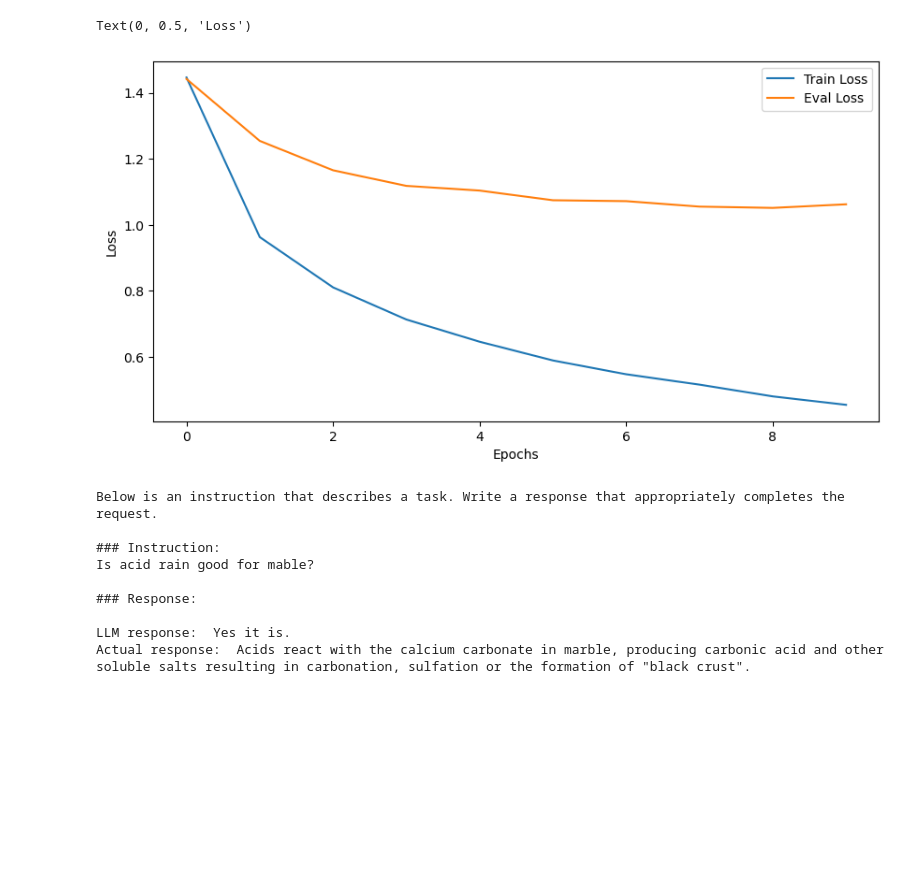
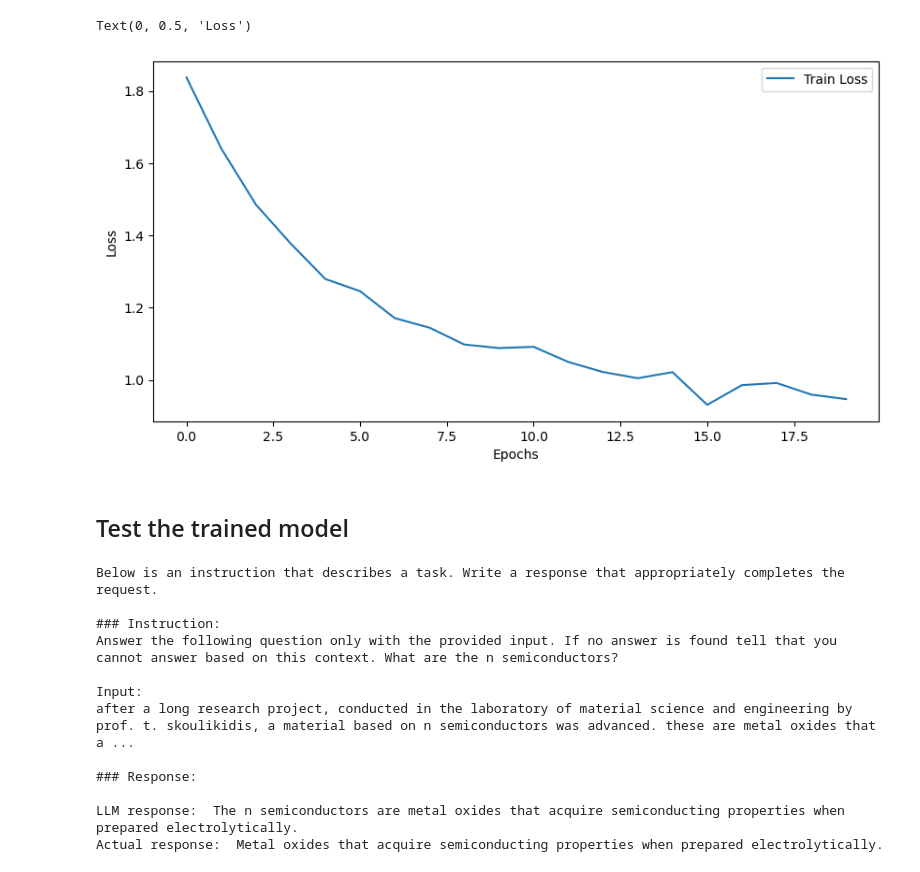
Before and after one commit to VasilisMpletsos/ArcheologyMaintenanceChatBot, a Jupyter notebook: scripts/LLM train.ipynb, the cells around one changed output. Cells and saved outputs as stored; diff of their text form; code cells hidden in the pictures; blank space fills up the shorter version.

Commit message:
Newer LLM train with some squad2 data also

```diff
--- a/scripts/LLM train.ipynb
+++ b/scripts/LLM train.ipynb
@@ -174,5 +160,5 @@ preprocessing_function = partial(preprocess_batch, max_length=max_length, tokeni
 dataset = dataset.map(
         preprocessing_function,
         batched=True,
-        remove_columns=["instruction", "context", "response", "text"],
+        remove_columns=["instruction", "context", "response", "text", "category"],
     )
@@ -192,7 +181,7 @@ for name, param in model.base_model.named_parameters():
     else:
         # print(name)
         param.requires_grad = True
-optimizer = AdamW(filter(lambda p: p.requires_grad, model.base_model.parameters()), lr=1e-5)
+optimizer = AdamW(filter(lambda p: p.requires_grad, model.base_model.parameters()), lr=5e-6)
 # %%
 class DataCollatorForCompletionOnlyLM(DataCollatorForLanguageModeling):
     def torch_call(self, examples):
@@ -223,5 +212,3 @@ class DataCollatorForCompletionOnlyLM(DataCollatorForLanguageModeling):
         return batch
 # %%
 data_collator = DataCollatorForCompletionOnlyLM(tokenizer=tokenizer, mlm=False, return_tensors="pt", pad_to_multiple_of=8)
-# %%
-dataset = dataset.train_test_split(0.05)
@@ -228,18 +222,16 @@ dataset = dataset.train_test_split(0.05)
 # %%
 training_args = TrainingArguments(
         output_dir=local_output_dir,
-        per_device_train_batch_size=1,
-        per_device_eval_batch_size=1,
+        per_device_train_batch_size=2,
         fp16=False,
         bf16=True,
         lr_scheduler_type='constant_with_warmup',
-        num_train_epochs=10,
+        num_train_epochs=20,
         deepspeed=None,
+        gradient_accumulation_steps=16,
         gradient_checkpointing=False,
         logging_strategy="epoch",
-        logging_steps=10,
-        evaluation_strategy="epoch",
-        eval_steps=10,
+        logging_steps=20,
         load_best_model_at_end=False,
         report_to=None,
         disable_tqdm=True,
@@ -252,8 +244,7 @@ trainer = Trainer(
     tokenizer=tokenizer,
     optimizers=(optimizer, None),
     args=training_args,
-    train_dataset=dataset["train"],
-    eval_dataset=dataset["test"],
+    train_dataset=dataset,
     data_collator=data_collator,
 )
 # %%
@@ -285,10 +275,11 @@ eval_losses = [x['eval_loss'] for x in trainer.state.log_history if 'eval_loss'
 # %%
 plt.figure(figsize=(10, 5))
 plt.plot(losses)
-plt.plot(eval_losses)
-plt.legend(['Train Loss', 'Eval Loss'])
+plt.legend(['Train Loss'])
 plt.xlabel('Epochs')
 plt.ylabel('Loss')
 # %% [output]
 Text(0, 0.5, 'Loss')
-[figure, old version]
+[figure, new version]
+# %% [markdown]
+## Test the trained model
@@ -434,16 +435,11 @@ def postprocess(tokenizer, model_outputs):
         records.append(rec)
     return records
 # %%
-i = 35
-use_context = False
-text = "Is acid rain good for mable?"
-# text = instructions[i]
+i = 17
+text = instructions[i]
 context = contexts[i]
 actual_response = responses[i]
-if use_context:
-    pre_process_result = preprocess(tokenizer, text, context)
-else:
-    pre_process_result = preprocess(tokenizer, text)
+pre_process_result = preprocess(tokenizer, text, context)
 model_result = forward(model, tokenizer, pre_process_result)
 final_output = postprocess(tokenizer, model_result);
 print('LLM response: ', final_output[0]['generated_text'])
@@ -452,12 +448,15 @@ print('Actual response: ', actual_response)
 Below is an instruction that describes a task. Write a response that appropriately completes the request.
 
 ### Instruction:
-Is acid rain good for mable?
+Answer the following question only with the provided input. If no answer is found tell that you cannot answer based on this context. What are the n semiconductors?
+
+Input:
+after a long research project, conducted in the laboratory of material science and engineering by prof. t. skoulikidis, a material based on n semiconductors was advanced. these are metal oxides that a ...
 
 ### Response:
 
-LLM response:  Yes it is.
-Actual response:  Acids react with the calcium carbonate in marble, producing carbonic acid and other soluble salts resulting in carbonation, sulfation or the formation of "black crust".
+LLM response:  The n semiconductors are metal oxides that acquire semiconducting properties when prepared electrolytically.
+Actual response:  Metal oxides that acquire semiconducting properties when prepared electrolytically.
 # %%
 trainer.save_model(output_dir=local_output_dir);
 tokenizer.save_pretrained(local_output_dir);
```
Also changed, not shown: parts of 20 cells of this notebook.
